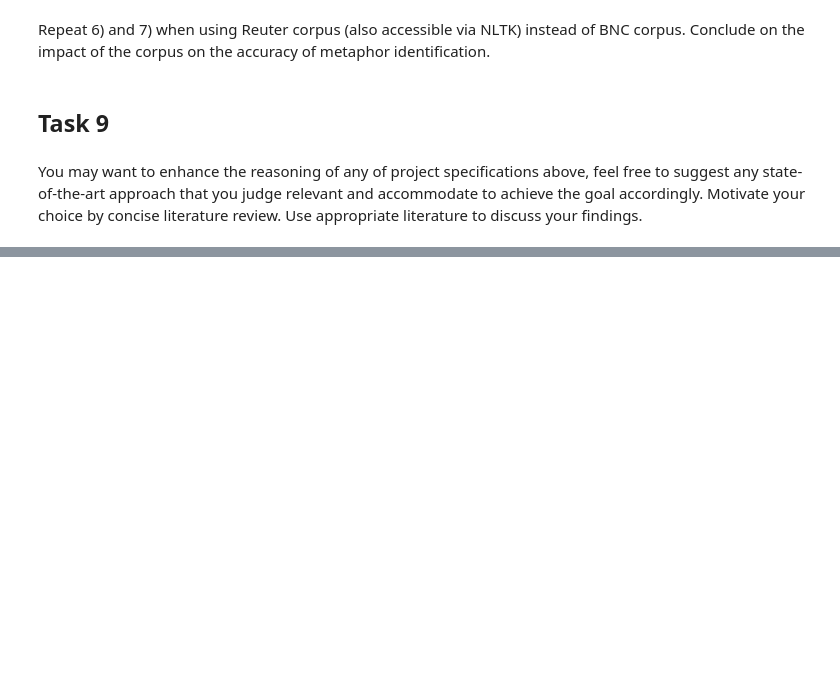
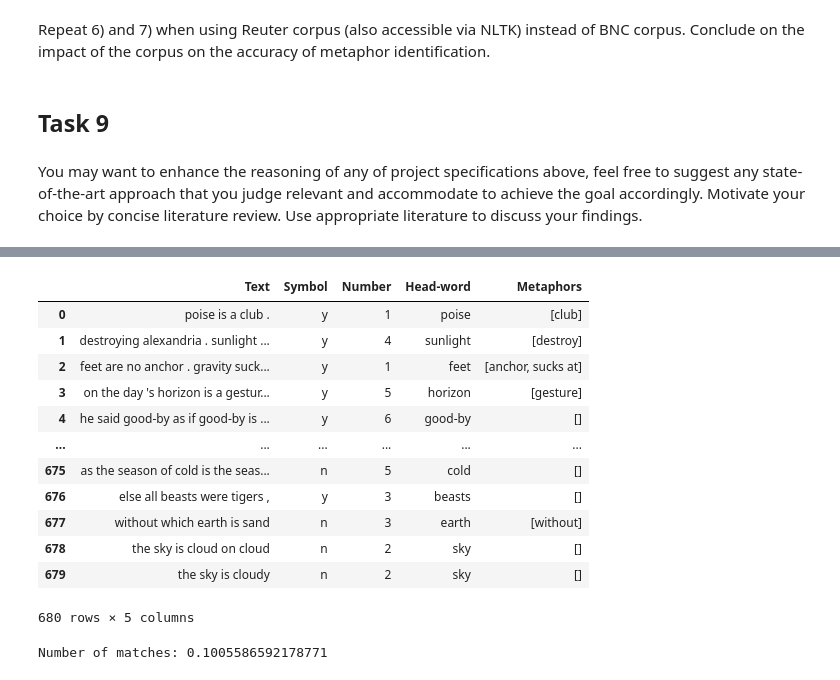
Before and after one commit to dHoundenko/Metaphor-detection-in-poetry, a Jupyter notebook: Project NLP.ipynb, the cells around one changed output, grey strips where cells are left out. Cells and saved outputs as stored; diff of their text form; code cells hidden in the pictures; blank space fills up the shorter version.

```diff
--- a/Project NLP.ipynb
+++ b/Project NLP.ipynb
@@ -806,0 +1587,7 @@ You may want to enhance the reasoning of any of project specifications above, fe
+# %%
+from transformers import pipeline, AutoModelForTokenClassification
+
+label_list= ['literal',"metaphoric"]
+label_dict_relations={ i : l for i, l in enumerate(label_list) }
+
+model_metaphor_detection = AutoModelForTokenClassification.from_pretrained(model_nm, id2label=label_dict_relations)
@@ -806,0 +1620,6 @@ You may want to enhance the reasoning of any of project specifications above, fe
+# %%
+pipeline_metaphors=pipeline("ner", model=model_metaphor_detection, tokenizer=tokz, aggregation_strategy="simple")
+# %%
+metaphor = pipeline_metaphors("Our love is at crossroads and the company is going into hibernation. The bear is sleeping well.")
+
+pipeline_metaphors("Our love is at crossroads and the company is going into hibernation. The bear is sleeping well.")
@@ -806,0 +1644,4 @@ You may want to enhance the reasoning of any of project specifications above, fe
+# %%
+for item in metaphor:
+    print(item['word'])
+    print(item['entity_group'])
@@ -806,0 +1663,30 @@ You may want to enhance the reasoning of any of project specifications above, fe
+# %%
+# Function to extract metaphors
+def find_metaphors(text):
+    # Assuming pipeline_metaphors is a function that returns a list of entities
+    entities = pipeline_metaphors(text)
+    metaphoric_words = [item['word'] for item in entities if item['entity_group'] == "metaphoric"]
+    return metaphoric_words
+
+# Create a Pandas DataFrame, assuming df is already created
+# If not, you can create it using df = pd.DataFrame(your_data)
+
+# Apply the find_metaphors function to the 'Text' column
+df['Metaphors'] = df['Text'].apply(find_metaphors)
+
+# Display the DataFrame
+df
+# %% [output]
+|  | Text | Symbol | Number | Head-word | Metaphors |
+| 0 | poise is a club . | y | 1 | poise | [club] |
+| 1 | destroying alexandria . sunlight ... | y | 4 | sunlight | [destroy] |
+| 2 | feet are no anchor . gravity suck... | y | 1 | feet | [anchor, sucks at] |
+| 3 | on the day 's horizon is a gestur... | y | 5 | horizon | [gesture] |
+| 4 | he said good-by as if good-by is ... | y | 6 | good-by | [] |
+| ... | ... | ... | ... | ... | ... |
+| 675 | as the season of cold is the seas... | n | 5 | cold | [] |
+| 676 | else all beasts were tigers , | y | 3 | beasts | [] |
+| 677 | without which earth is sand | n | 3 | earth | [without] |
+| 678 | the sky is cloud on cloud | n | 2 | sky | [] |
+| 679 | the sky is cloudy | n | 2 | sky | [] |
+680 rows × 5 columns
@@ -806,0 +1697,12 @@ You may want to enhance the reasoning of any of project specifications above, fe
+# %%
+head_word_set = set(filtered_df['Head-word'])
+
+metaphoric_words = [word for words in filtered_df['Metaphors'] for word in words]
+
+matching_words = [word for word in metaphoric_words if word in head_word_set]
+num_matches = len(matching_words) / len(filtered_df['Head-word'])
+
+# Print the number of matches
+print(f"Number of matches: {num_matches}")
+# %% [output]
+Number of matches: 0.1005586592178771
```
Also changed, not shown: parts of 48 cells of this notebook.
